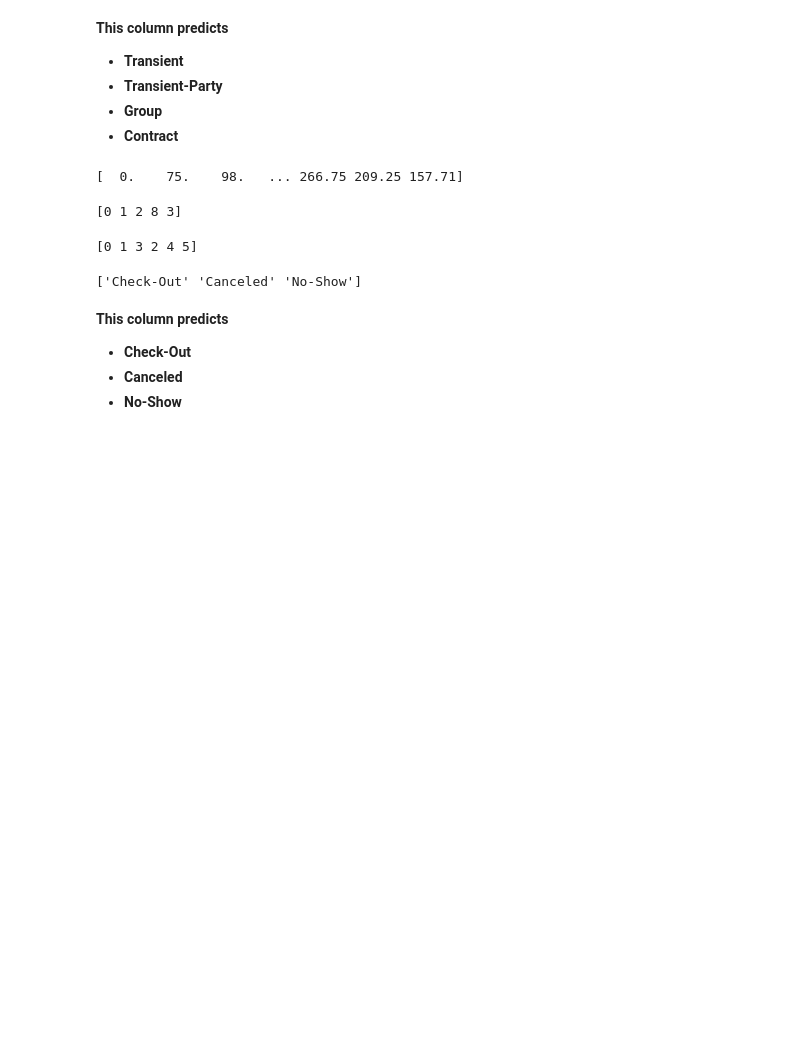
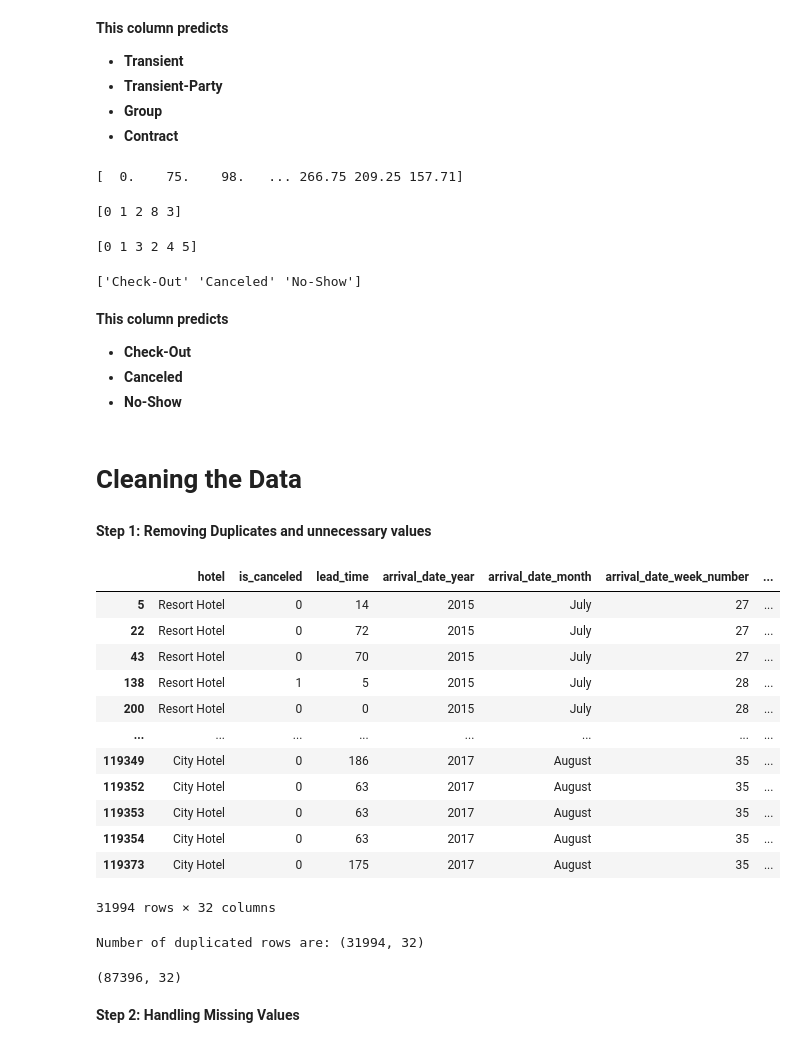
Before and after one commit to shrikantkute/EDA-Hotel-Booking, a Jupyter notebook: Hotel_Booking_EDA.ipynb, the cells around one changed output. Cells and saved outputs as stored; diff of their text form; code cells hidden in the pictures; blank space fills up the shorter version.

```diff
--- a/Hotel_Booking_EDA.ipynb
+++ b/Hotel_Booking_EDA.ipynb
@@ -278,3 +278,38 @@ print(hotel_df['reservation_status'].unique())
 * **Check-Out**
 * **Canceled**
 * **No-Show**
+# %% [markdown]
+# Cleaning the Data
+# %% [markdown]
+**Step 1: Removing Duplicates and unnecessary values**
+# %%
+# Checking for duplicates
+duplicate_rows=hotel_df[hotel_df.duplicated()]
+duplicate_rows
+# %% [output]
+|  | hotel | is_canceled | lead_time | arrival_date_year | arrival_date_month | arrival_date_week_number | ... |
+| 5 | Resort Hotel | 0 | 14 | 2015 | July | 27 | ... |
+| 22 | Resort Hotel | 0 | 72 | 2015 | July | 27 | ... |
+| 43 | Resort Hotel | 0 | 70 | 2015 | July | 27 | ... |
+| 138 | Resort Hotel | 1 | 5 | 2015 | July | 28 | ... |
+| 200 | Resort Hotel | 0 | 0 | 2015 | July | 28 | ... |
+| ... | ... | ... | ... | ... | ... | ... | ... |
+| 119349 | City Hotel | 0 | 186 | 2017 | August | 35 | ... |
+| 119352 | City Hotel | 0 | 63 | 2017 | August | 35 | ... |
+| 119353 | City Hotel | 0 | 63 | 2017 | August | 35 | ... |
+| 119354 | City Hotel | 0 | 63 | 2017 | August | 35 | ... |
+| 119373 | City Hotel | 0 | 175 | 2017 | August | 35 | ... |
+31994 rows × 32 columns
+# %%
+duplicate_rows.shape
+print('Number of duplicated rows are:',duplicate_rows.shape)
+# %% [output]
+Number of duplicated rows are: (31994, 32)
+# %%
+# Droping the duplicated rows
+hotel_df=hotel_df.drop_duplicates()
+hotel_df.shape
+# %% [output]
+(87396, 32)
+# %% [markdown]
+**Step 2: Handling Missing Values**
```
Also changed, not shown: parts of 4 cells of this notebook.
